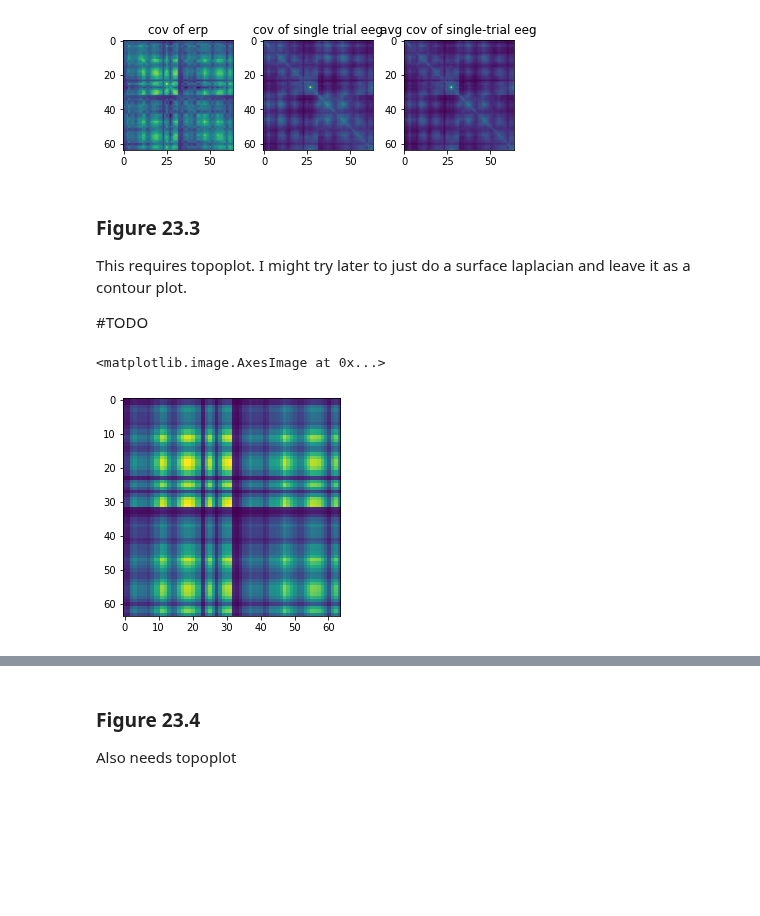
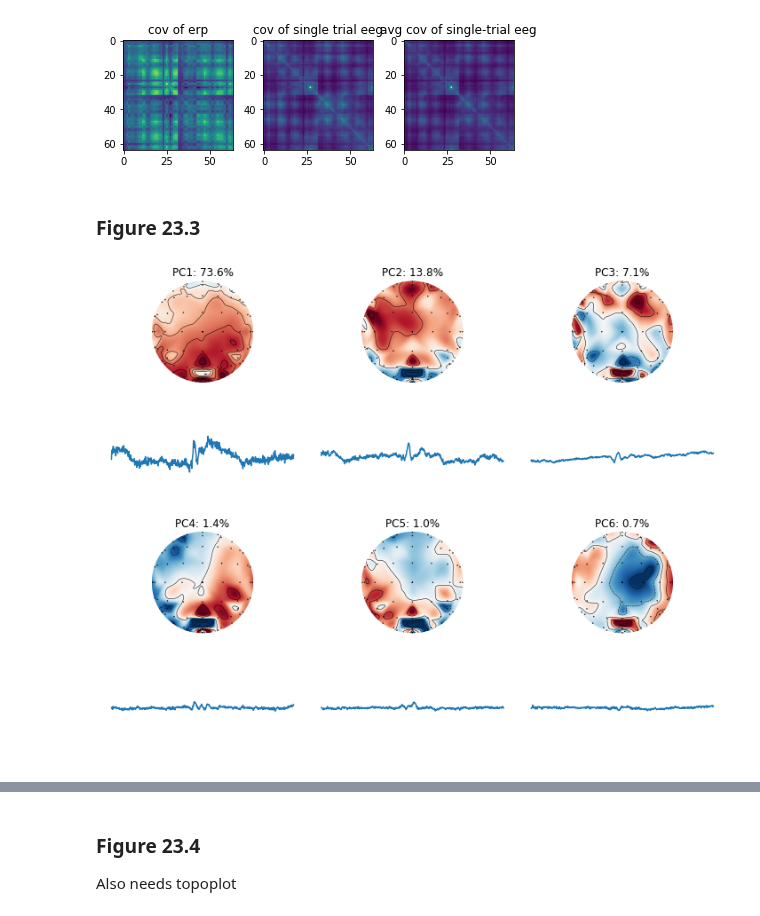
Before and after one commit to lyndond/Analyzing_Neural_Time_Series, a Jupyter notebook: chapter23.ipynb, the cells around one changed output, grey strips where cells are left out. Cells and saved outputs as stored; diff of their text form; code cells hidden in the pictures; blank space fills up the shorter version.

Commit message:
figure 23.3
use MNE to plot topomaps

```diff
--- a/chapter23.ipynb
+++ b/chapter23.ipynb
@@ -15,6 +18,13 @@ EEGsrate = float(data["EEG"][0,0]["srate"][0]) #make float for division purposes
 EEGtrials = data["EEG"][0,0]["trials"][0,0]
 EEGnbchan = data["EEG"][0,0]["nbchan"][0,0]
 EEGchanlocslabels=data["EEG"][0,0]["chanlocs"][0]["labels"]
+# %%
+# load data using MNE
+data_in = read_mat('C:/users/micha/analyzing_neural_time_series/sampleEEGdata.mat')
+EEG = data_in['EEG']
+
+# get channel location info
+coords_2d = np.column_stack([EEG['chanlocs']['Y'], EEG['chanlocs']['X']])
 # %% [markdown]
 ### Figure 23.2
 # %%
@@ -48,20 +58,49 @@ ax[2].set(title='avg cov of single-trial eeg')
 fig.tight_layout()
 # %% [output]
 [figure]
-# %% [markdown]
-### Figure 23.3
-This requires topoplot.
-I might try later to just do a surface laplacian and leave it as a contour plot.
-
-#TODO
-# %%
-# compute cov of erp
-
-erp = EEGdata.mean(2)
-erp -= erp.mean(1)[:,np.newaxis]
-covar = np.cov(erp)
-
-v, d, _ = np.linalg.svd(covar)  # compute pca
-# %% [output]
-<matplotlib.image.AxesImage at 0x...>
-[figure, removed]
+# %% [markdown]
+### Figure 23.3
+# %%
+# PCA for ERP (Figure 23.3 A)
+
+# calc ERP - average activity over trials
+erp = EEGdata.mean(2)
+
+# subtract mean activity from each channel
+erp_min_mean = np.zeros_like(erp)
+for ii in range(EEGnbchan):
+    erp_min_mean[ii] = erp[ii] - erp[ii].mean()
+
+# compute covariance matrix (normalize by # of samples - 1)
+covar_erp = (erp @ erp.T)/(EEGpnts - 1)
+
+# perform eigendecomposition
+eig_val_erp, eig_erp = np.linalg.eig(covar_erp)
+
+# compute PC time-series
+pc_erp = eig_erp.T @ erp_min_mean
+
+# calculate variance explained
+var_explained_erp = 100 * eig_val_erp / eig_val_erp.sum()
+
+# plot results
+nrows = 4
+ncols = 3
+fig, ax = plt.subplots(nrows, ncols, figsize=[10,8], sharey=True, tight_layout=True)
+
+# loop through first 6 PCs
+for ii in range(int(nrows*ncols/2)):
+    # determine subplot indices
+    row = 2 * int(np.floor(ii/ncols))
+    col = int(ii - ncols*np.floor(ii/ncols))
+
+    # plot time-series
+    ax[row+1][col].plot(pc_erp[ii])
+    ax[row+1][col].set_axis_off()
+
+    # plot topo of eigenvectors
+    mne.viz.plot_topomap(eig_erp[:,ii], coords_2d, axes=ax[row][col], show=False)
+    ax[row][col].set_title("PC%d: %0.1f%%" %(ii+1, var_explained_erp[ii]))
+plt.show()
+# %% [output]
+[figure, added]
```
Also changed, not shown: parts of 2 cells of this notebook.
